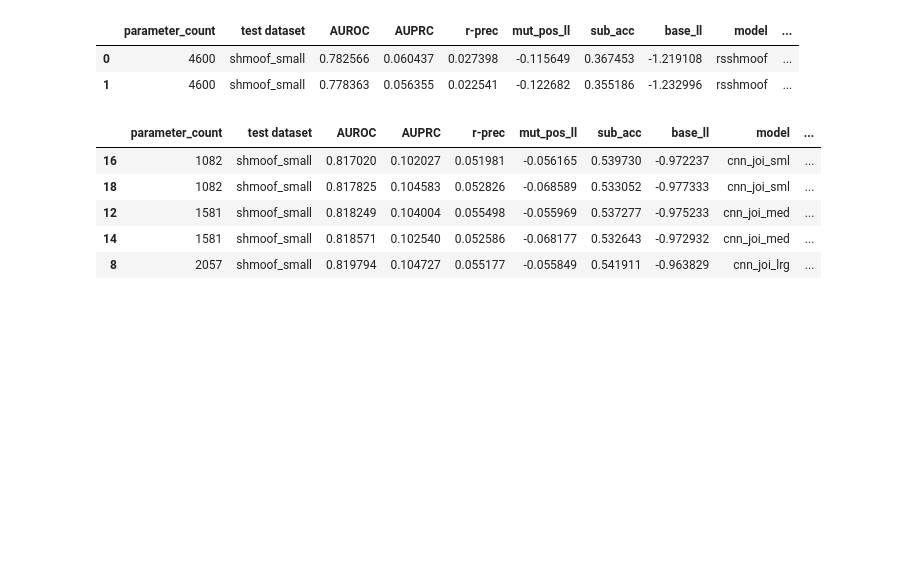
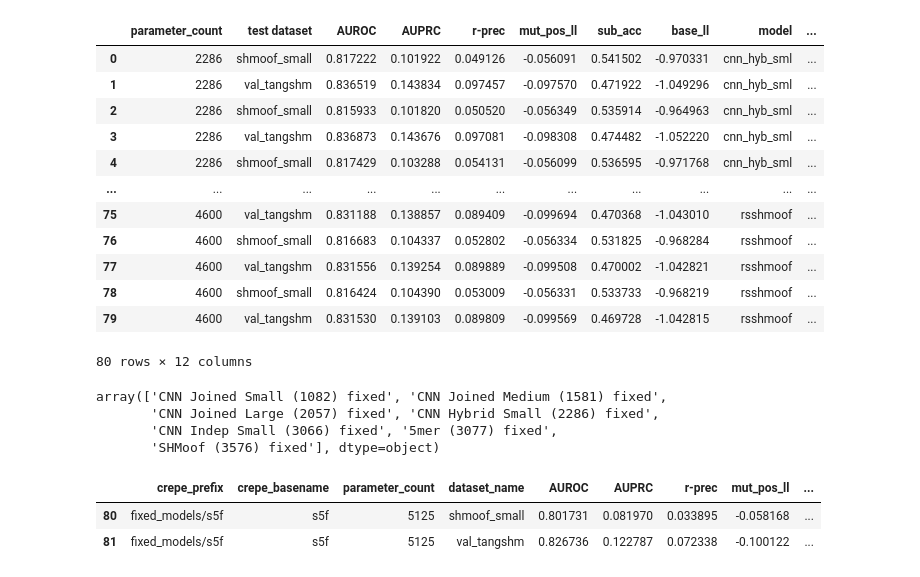
Before and after one commit to matsengrp/thrifty-experiments-1, a Jupyter notebook: human/performance.ipynb, the cells around one changed output. Cells and saved outputs as stored; diff of their text form; code cells hidden in the pictures; blank space fills up the shorter version.

```diff
--- a/human/performance.ipynb
+++ b/human/performance.ipynb
@@ -19,22 +19,37 @@ if not os.path.exists(figures_dir):
 # %%
 # compare_df = pd.read_csv("../train/_ignore/mouse_model_compare.csv")
 compare_df = pd.read_csv("../train/_ignore/human_model_compare.csv")
+
+# drop rows where crepe_basename is s5f and put them in a separate df called fixed_df
+fixed_models = ["s5f"]
+fixed_df = compare_df[compare_df["crepe_basename"].isin(fixed_models)]
+compare_df = compare_df[~compare_df["crepe_basename"].isin(fixed_models)]
 
 # split crepe_basename on "-", the first entry is the model name and the second entry is the train dataset
 compare_df["model"] = compare_df["crepe_basename"].apply(lambda x: x.split("-")[0])
 compare_df["train dataset"] = compare_df["crepe_basename"].apply(lambda x: x.split("-")[1])
 compare_df["training method"] = compare_df["crepe_basename"].apply(lambda x: x.split("-")[2])
 compare_df["seed"] = compare_df["crepe_basename"].apply(lambda x: x.split("-")[3])
 compare_df = compare_df.drop(columns=["crepe_prefix", "crepe_basename"])
 compare_df = compare_df.rename(columns={"dataset_name": "test dataset"})
 compare_df = compare_df.sort_values(by=["train dataset", "model"]).reset_index(drop=True)
 
 compare_df["model"].unique()
 compare_df
 # %% [output]
 |  | parameter_count | test dataset | AUROC | AUPRC | r-prec | mut_pos_ll | sub_acc | base_ll | model | ... |
-| 0 | 4600 | shmoof_small | 0.782566 | 0.060437 | 0.027398 | -0.115649 | 0.367453 | -1.219108 | rsshmoof | ... |
-| 1 | 4600 | shmoof_small | 0.778363 | 0.056355 | 0.022541 | -0.122682 | 0.355186 | -1.232996 | rsshmoof | ... |
+| 0 | 2286 | shmoof_small | 0.817222 | 0.101922 | 0.049126 | -0.056091 | 0.541502 | -0.970331 | cnn_hyb_sml | ... |
+| 1 | 2286 | val_tangshm | 0.836519 | 0.143834 | 0.097457 | -0.097570 | 0.471922 | -1.049296 | cnn_hyb_sml | ... |
+| 2 | 2286 | shmoof_small | 0.815933 | 0.101820 | 0.050520 | -0.056349 | 0.535914 | -0.964963 | cnn_hyb_sml | ... |
+| 3 | 2286 | val_tangshm | 0.836873 | 0.143676 | 0.097081 | -0.098308 | 0.474482 | -1.052220 | cnn_hyb_sml | ... |
+| 4 | 2286 | shmoof_small | 0.817429 | 0.103288 | 0.054131 | -0.056099 | 0.536595 | -0.971768 | cnn_hyb_sml | ... |
+| ... | ... | ... | ... | ... | ... | ... | ... | ... | ... | ... |
+| 75 | 4600 | val_tangshm | 0.831188 | 0.138857 | 0.089409 | -0.099694 | 0.470368 | -1.043010 | rsshmoof | ... |
+| 76 | 4600 | shmoof_small | 0.816683 | 0.104337 | 0.052802 | -0.056334 | 0.531825 | -0.968284 | rsshmoof | ... |
+| 77 | 4600 | val_tangshm | 0.831556 | 0.139254 | 0.089889 | -0.099508 | 0.470002 | -1.042821 | rsshmoof | ... |
+| 78 | 4600 | shmoof_small | 0.816424 | 0.104390 | 0.053009 | -0.056331 | 0.533733 | -0.968219 | rsshmoof | ... |
+| 79 | 4600 | val_tangshm | 0.831530 | 0.139103 | 0.089809 | -0.099569 | 0.469728 | -1.042815 | rsshmoof | ... |
+80 rows × 12 columns
 # %%
 df = compare_df.copy()
 
@@ -45,7 +60,19 @@ df = df[~df.model.str.contains("8k")]
 # For every row with rsshmoof as the model subtract off 4**5 from the parameter
 # count, correspding to every possible 5mer getting mutated to itself. We handle
 # this setting indirectly by zeroing out the WT prediction.
-df["parameter_count"] = df.apply(lambda row: row["parameter_count"] - 4**5 if row["model"] in ["fivemer", "rsshmoof", "origshmoof"] else row["parameter_count"], axis=1)
+def fiddle_parameter_count(row):
+    if row["model"] in ["rsshmoof", "origshmoof"]:
+        # This corresponds to every 5mer being mutated to itself.
+        return row["parameter_count"] - 4**5
+    elif row["model"] in ["fivemer"]:
+        # This corresponds to every 5mer being mutated to itself, and also
+        # the fact that for the parameterization we're using rates and
+        # conditional probabilities, which are only used as a product
+        # so the effective number of parameters is less.
+        return row["parameter_count"] - 2 * 4**5
+    else:
+        return row["parameter_count"]
+df["parameter_count"] = df.apply(fiddle_parameter_count, axis=1)
 
 # Dictionaries for translation
 model_translations = {
@@ -81,11 +108,17 @@ df = df.sort_values(by="parameter_count", kind="mergesort")
 # reverse stable sort by test dataset
 df = df.sort_values(by="test dataset", kind="mergesort")
 
-df.head(5)
+# df.head(5)
-# %% [output]
-|  | parameter_count | test dataset | AUROC | AUPRC | r-prec | mut_pos_ll | sub_acc | base_ll | model | ... |
-| 16 | 1082 | shmoof_small | 0.817020 | 0.102027 | 0.051981 | -0.056165 | 0.539730 | -0.972237 | cnn_joi_sml | ... |
-| 18 | 1082 | shmoof_small | 0.817825 | 0.104583 | 0.052826 | -0.068589 | 0.533052 | -0.977333 | cnn_joi_sml | ... |
-| 12 | 1581 | shmoof_small | 0.818249 | 0.104004 | 0.055498 | -0.055969 | 0.537277 | -0.975233 | cnn_joi_med | ... |
-| 14 | 1581 | shmoof_small | 0.818571 | 0.102540 | 0.052586 | -0.068177 | 0.532643 | -0.972932 | cnn_joi_med | ... |
-| 8 | 2057 | shmoof_small | 0.819794 | 0.104727 | 0.055177 | -0.055849 | 0.541911 | -0.963829 | cnn_joi_lrg | ... |
+# %%
+df["long_name"].unique()
+# %% [output]
+array(['CNN Joined Small (1082) fixed', 'CNN Joined Medium (1581) fixed',
+       'CNN Joined Large (2057) fixed', 'CNN Hybrid Small (2286) fixed',
+       'CNN Indep Small (3066) fixed', '5mer (3077) fixed',
+       'SHMoof (3576) fixed'], dtype=object)
+# %%
+fixed_df
+# %% [output]
+|  | crepe_prefix | crepe_basename | parameter_count | dataset_name | AUROC | AUPRC | r-prec | mut_pos_ll | ... |
+| 80 | fixed_models/s5f | s5f | 5125 | shmoof_small | 0.801731 | 0.081970 | 0.033895 | -0.058168 | ... |
+| 81 | fixed_models/s5f | s5f | 5125 | val_tangshm | 0.826736 | 0.122787 | 0.072338 | -0.100122 | ... |
```
Also changed, not shown: parts of 2 cells of this notebook.
